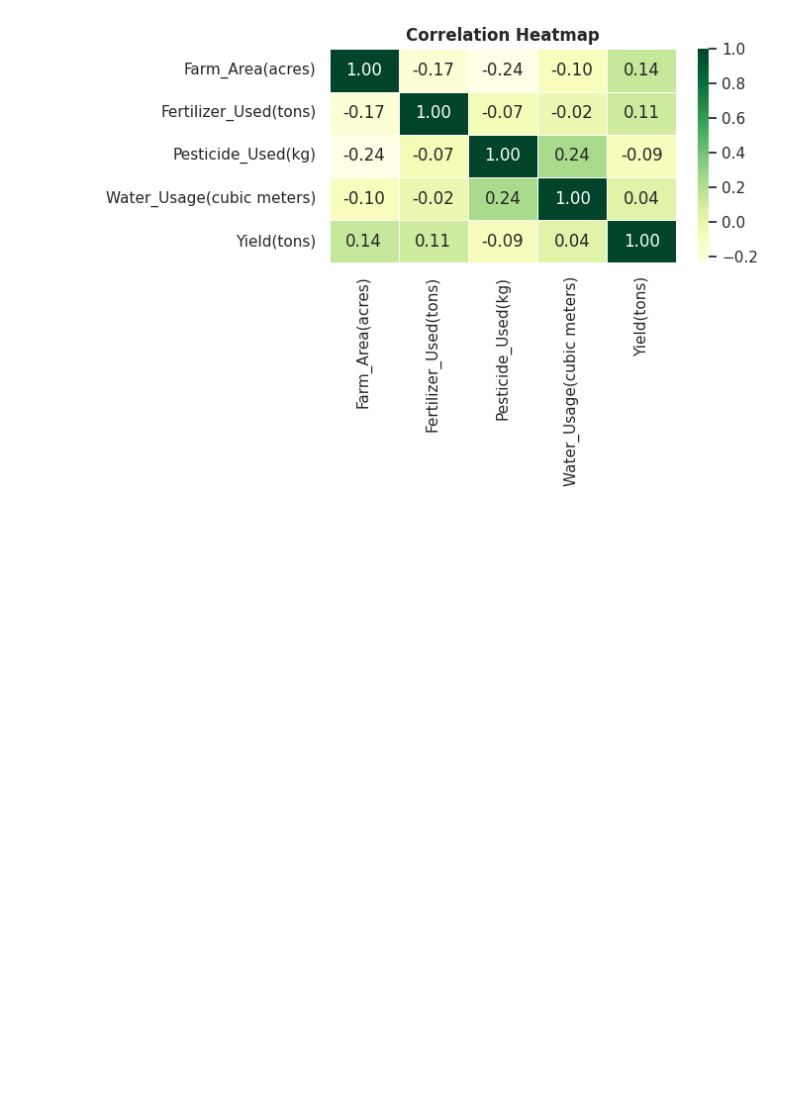
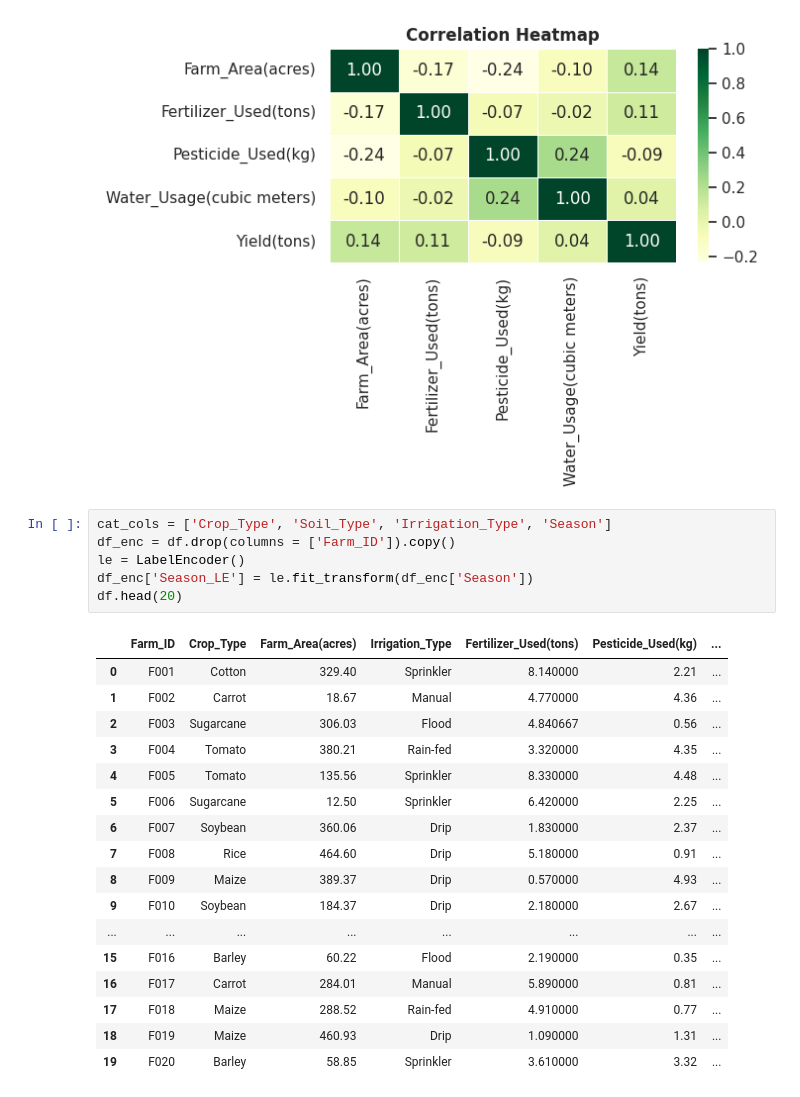
Before and after one commit to smchakma/ResearchWithSkillMoprh, a Jupyter notebook: Data_Processing_c6.ipynb, the cells around one changed output. Drawn from its saved outputs; the diff is of its cells as text; blank space fills up the shorter version.

```diff
--- a/Data_Processing_c6.ipynb
+++ b/Data_Processing_c6.ipynb
@@ -123,3 +123,27 @@ plt.show()
 # %% [output]
 [figure]
 [figure]
+# %%
+cat_cols = ['Crop_Type', 'Soil_Type', 'Irrigation_Type', 'Season']
+df_enc = df.drop(columns = ['Farm_ID']).copy()
+le = LabelEncoder()
+df_enc['Season_LE'] = le.fit_transform(df_enc['Season'])
+df.head(20)
+# %% [output]
+|  | Farm_ID | Crop_Type | Farm_Area(acres) | Irrigation_Type | Fertilizer_Used(tons) | Pesticide_Used(kg) | ... |
+| 0 | F001 | Cotton | 329.40 | Sprinkler | 8.140000 | 2.21 | ... |
+| 1 | F002 | Carrot | 18.67 | Manual | 4.770000 | 4.36 | ... |
+| 2 | F003 | Sugarcane | 306.03 | Flood | 4.840667 | 0.56 | ... |
+| 3 | F004 | Tomato | 380.21 | Rain-fed | 3.320000 | 4.35 | ... |
+| 4 | F005 | Tomato | 135.56 | Sprinkler | 8.330000 | 4.48 | ... |
+| 5 | F006 | Sugarcane | 12.50 | Sprinkler | 6.420000 | 2.25 | ... |
+| 6 | F007 | Soybean | 360.06 | Drip | 1.830000 | 2.37 | ... |
+| 7 | F008 | Rice | 464.60 | Drip | 5.180000 | 0.91 | ... |
+| 8 | F009 | Maize | 389.37 | Drip | 0.570000 | 4.93 | ... |
+| 9 | F010 | Soybean | 184.37 | Drip | 2.180000 | 2.67 | ... |
+| ... | ... | ... | ... | ... | ... | ... | ... |
+| 15 | F016 | Barley | 60.22 | Flood | 2.190000 | 0.35 | ... |
+| 16 | F017 | Carrot | 284.01 | Manual | 5.890000 | 0.81 | ... |
+| 17 | F018 | Maize | 288.52 | Rain-fed | 4.910000 | 0.77 | ... |
+| 18 | F019 | Maize | 460.93 | Drip | 1.090000 | 1.31 | ... |
+| 19 | F020 | Barley | 58.85 | Sprinkler | 3.610000 | 3.32 | ... |
```
